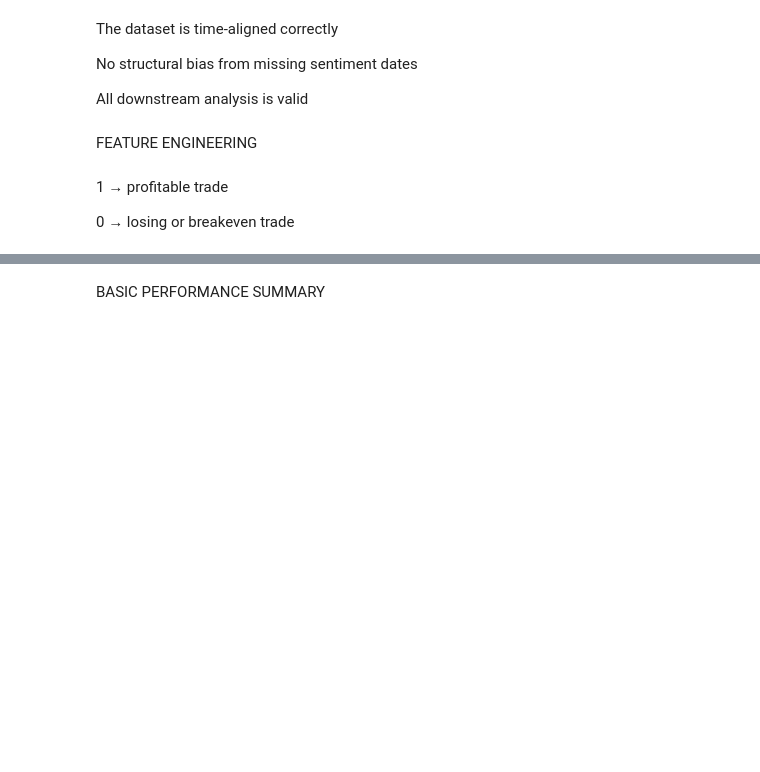
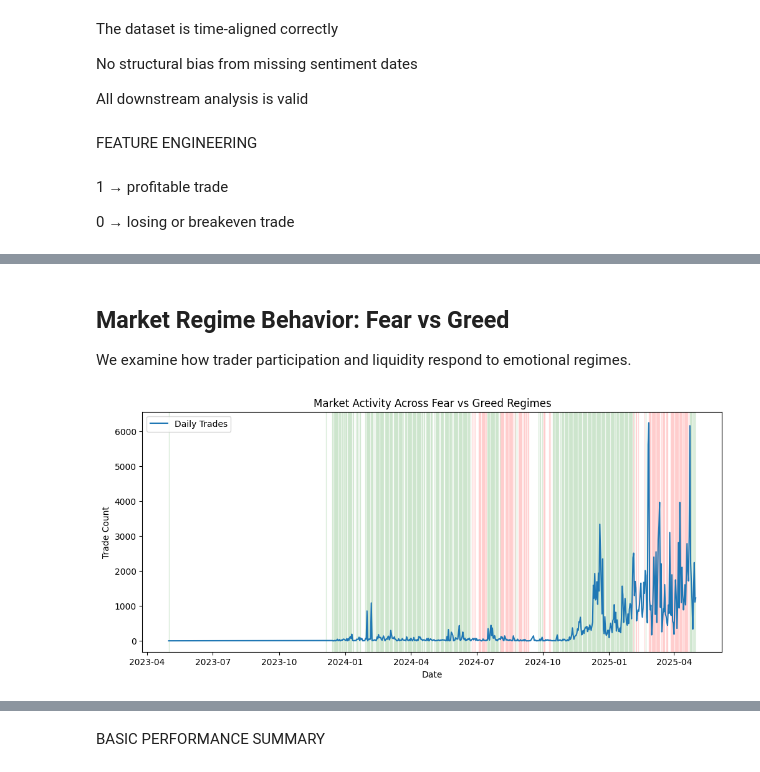
Before and after one commit to Malleshnp/-market-sentiment-Fear-Greed-trader-behavior-and-performance, a Jupyter notebook: notebook_1.ipynb, the cells around one changed output, grey strips where cells are left out. Cells and saved outputs as stored; diff of their text form; code cells hidden in the pictures; blank space fills up the shorter version.

Commit message:
Refine analysis and add sentiment-driven risk insights

```diff
--- a/notebook_1.ipynb
+++ b/notebook_1.ipynb
@@ -4,7 +10,6 @@ import numpy as np
 # %%
-data1= pd.read_csv('historical_data.csv')
-
-f_g_data1 = pd.read_csv('fear_greed_index.csv')
+data1= pd.read_csv(r'D:\csv_files\historical_data.csv')
+f_g_data1 = pd.read_csv(r'D:\csv_files\fear_greed_index.csv')
 # %%
 print('Historical data columns :\n',data1.columns)
 # %% [output]
@@ -143,3 +171,18 @@ merged_df["return_pct"] = merged_df["net_pnl"] / merged_df["Size USD"]
 1 → profitable trade
 
 0 → losing or breakeven trade
+# %%
+import pandas as pd
+
+# Ensure date is datetime
+merged_df["date"] = pd.to_datetime(merged_df["date"])
+
+# Create daily aggregated dataframe
+daily_df = merged_df.groupby("date").agg(
+    trade_count=("net_pnl", "count"),
+    daily_volume=("Size USD", "sum"),
+    avg_return=("return_pct", "mean"),
+    sentiment=("sentiment", "first")
+).reset_index()
+
+daily_df.head()
@@ -145,0 +208,24 @@ merged_df["return_pct"] = merged_df["net_pnl"] / merged_df["Size USD"]
+# %% [markdown]
+## Market Regime Behavior: Fear vs Greed
+We examine how trader participation and liquidity respond to emotional regimes.
+# %%
+plt.figure(figsize=(12,5))
+
+plt.plot(daily_df["date"], daily_df["trade_count"], label="Daily Trades")
+
+# Shade regimes
+for i in range(len(daily_df)):
+    if "Fear" in daily_df.loc[i, "sentiment"]:
+        plt.axvspan(daily_df.loc[i, "date"], daily_df.loc[i, "date"],
+                    color="red", alpha=0.15)
+    elif "Greed" in daily_df.loc[i, "sentiment"]:
+        plt.axvspan(daily_df.loc[i, "date"], daily_df.loc[i, "date"],
+                    color="green", alpha=0.15)
+
+plt.title("Market Activity Across Fear vs Greed Regimes")
+plt.ylabel("Trade Count")
+plt.xlabel("Date")
+plt.legend()
+plt.show()
+# %% [output]
+[figure, added]
```
Also changed, not shown: parts of 33 cells of this notebook.
